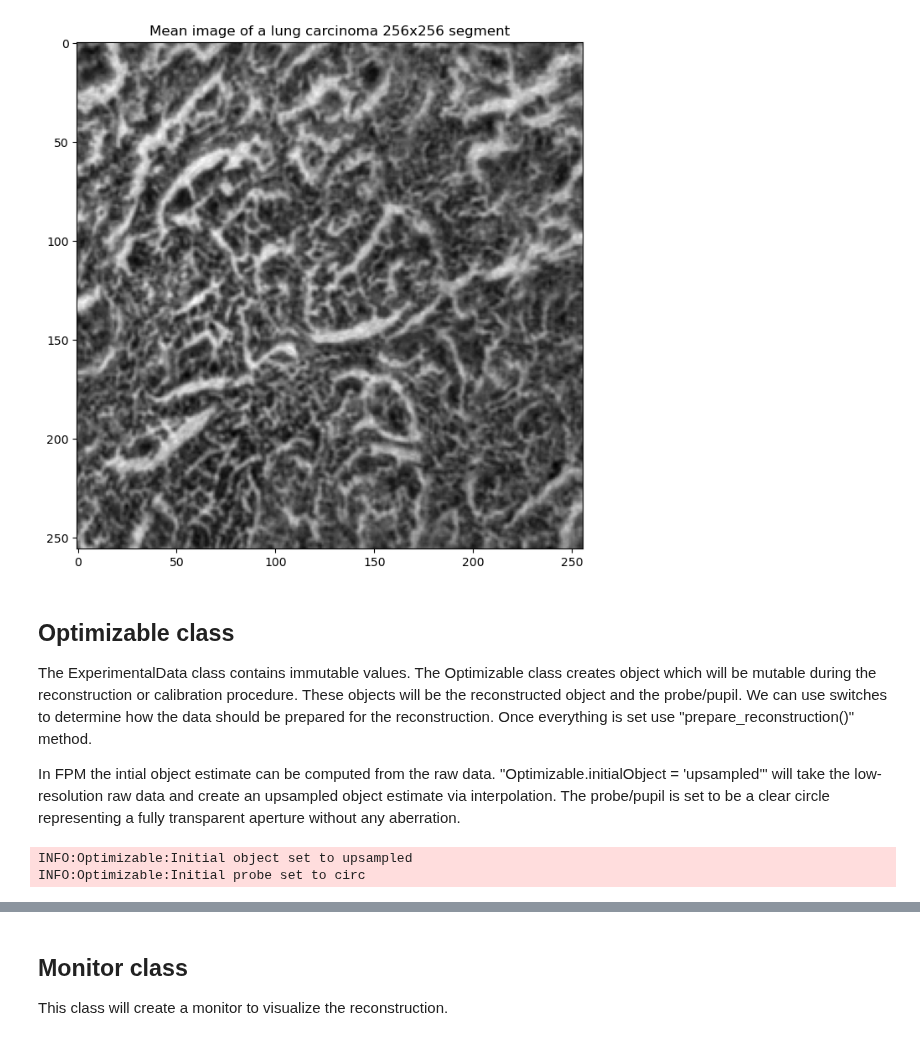
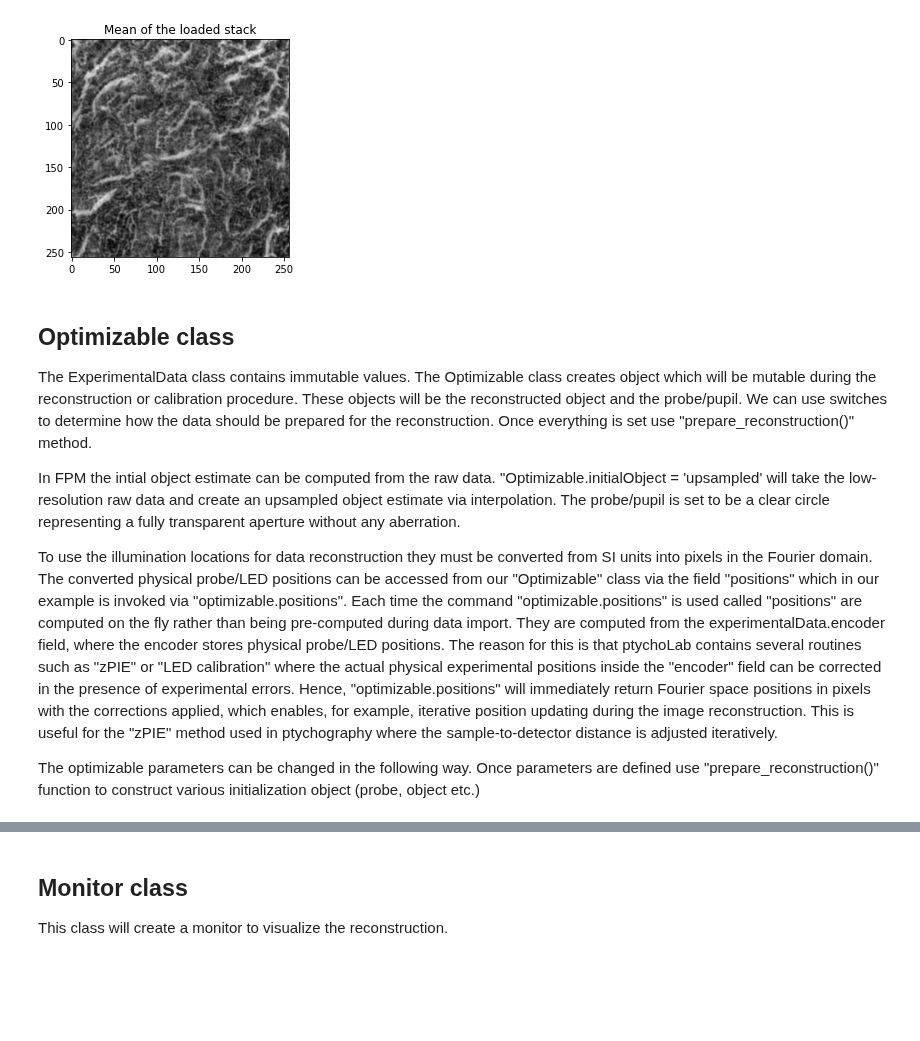
Before and after one commit to PtyLab/PtyLab.py, a Jupyter notebook: jupyter_tutorials/jupyter_tutorials_tutorial_FPM.ipynb, the cells around one changed output, grey strips where cells are left out. Cells and saved outputs as stored; diff of their text form; code cells hidden in the pictures; blank space fills up the shorter version.

```diff
--- a/jupyter_tutorials/jupyter_tutorials_tutorial_FPM.ipynb
+++ b/jupyter_tutorials/jupyter_tutorials_tutorial_FPM.ipynb
@@ -61,0 +18,14 @@ from mpl_toolkits import mplot3d
+# %%
+from fracPy.io import getExampleDataFolder
+import fracPy
+
+# fileName = 'LungCarcinomaFPM.hdf5'
+fileName = 'LungCarcinomaSmallFPM.hdf5'
+filePath = getExampleDataFolder() / fileName
+
+optimizable, exampleData, params, monitor, engine, calib = fracPy.easy_initialize(filePath, fracPy.Engines.qNewton, operationMode='FPM')
+params.gpuSwitch = True
+
+%matplotlib notebook
+engine.doReconstruction()
+%matplotlib inline
@@ -88,26 +63,7 @@ We start off our demonstration by creating the ExperimentalData() class which is
-# %%
-#%% Create the experimental data class and use it to import the data
-exampleData = ExperimentalData()
-# define whether processing FPM or conventional Ptychography data
-exampleData.operationMode = 'FPM'
-
-# experimental data from the £100 FPM microscope
-# full field color data can be found at
-# https://doi.org/10.5525/gla.researchdata.687
-# fileName = 'raspi_fpm_lung.hdf5'
-
-# high-quality experimental data from
-# https://www.osapublishing.org/abstract.cfm?uri=COSI-2019-CW3A.4
-fileName = 'lung_fpm.hdf5'
-
-filePath = getExampleDataFolder() / fileName
-exampleData.loadData(filePath)
 # %%
 mean_img = np.mean(exampleData.ptychogram,0)
-N = exampleData.ptychogram.shape[0]
-
-plt.title('Mean image of a lung carcinoma 256x256 segment')
+plt.title('Mean of the loaded stack')
 plt.imshow(mean_img, cmap='gray')
 plt.show()
 # %% [output]
-[figure, old version]
+[figure, new version]
@@ -130,15 +71,8 @@ plt.show()
 ## Optimizable class
 The ExperimentalData class contains immutable values. The Optimizable class creates object which will be mutable during the reconstruction or calibration procedure. These objects will be the reconstructed object and the probe/pupil. We can use switches to determine how the data should be prepared for the reconstruction. Once everything is set use "prepare_reconstruction()" method.
 
-In FPM the intial object estimate can be computed from the raw data. "Optimizable.initialObject = 'upsampled'" will take the low-resolution raw data and create an upsampled object estimate via interpolation. The probe/pupil is set to be a clear circle representing a fully transparent aperture without any aberration.
+In FPM the intial object estimate can be computed from the raw data. "Optimizable.initialObject = 'upsampled' will take the low-resolution raw data and create an upsampled object estimate via interpolation. The probe/pupil is set to be a clear circle representing a fully transparent aperture without any aberration.
+
+To use the illumination locations for data reconstruction they must be converted from SI units into pixels in the Fourier domain. The converted physical probe/LED positions can be accessed from our "Optimizable" class via the field "positions" which in our example is invoked via "optimizable.positions". Each time the command "optimizable.positions" is used called "positions" are computed on the fly rather than being pre-computed during data import. They are computed from the experimentalData.encoder field, where the encoder stores physical probe/LED positions. The reason for this is that ptychoLab contains several routines such as "zPIE" or "LED calibration" where the actual physical experimental positions inside the "encoder" field can be corrected in the presence of experimental errors. Hence, "optimizable.positions" will immediately return Fourier space positions in pixels with the corrections applied, which enables, for example, iterative position updating during the image reconstruction. This is useful for the "zPIE" method used in ptychography where the sample-to-detector distance is adjusted iteratively.
+
+The optimizable parameters can be changed in the following way. Once parameters are defined use "prepare_reconstruction()" function to construct various initialization object (probe, object etc.)
-# %%
-#%% Prepare everything for the reconstruction
-# now, all our experimental data is loaded into experimental_data and we don't have to worry about it anymore.
-# now create an object to hold everything we're eventually interested in
-optimizable = Optimizable(exampleData)
-optimizable.initialProbe = 'circ'
-optimizable.initialObject = 'upsampled'
-optimizable.prepare_reconstruction()
-# %% [output]
-INFO:Optimizable:Initial object set to upsampled
-INFO:Optimizable:Initial probe set to circ
```
Also changed, not shown: parts of 26 cells of this notebook, 9 other files.
